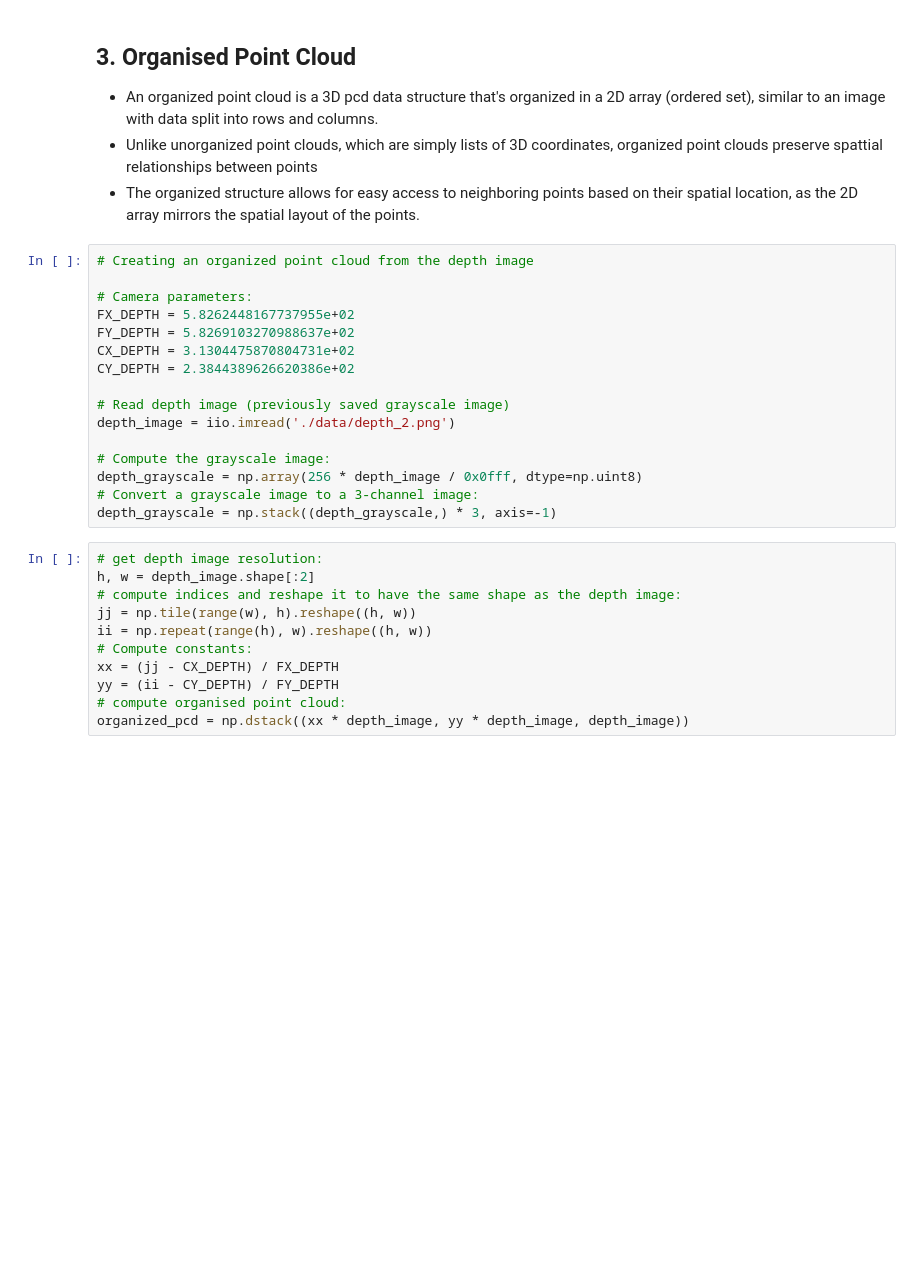
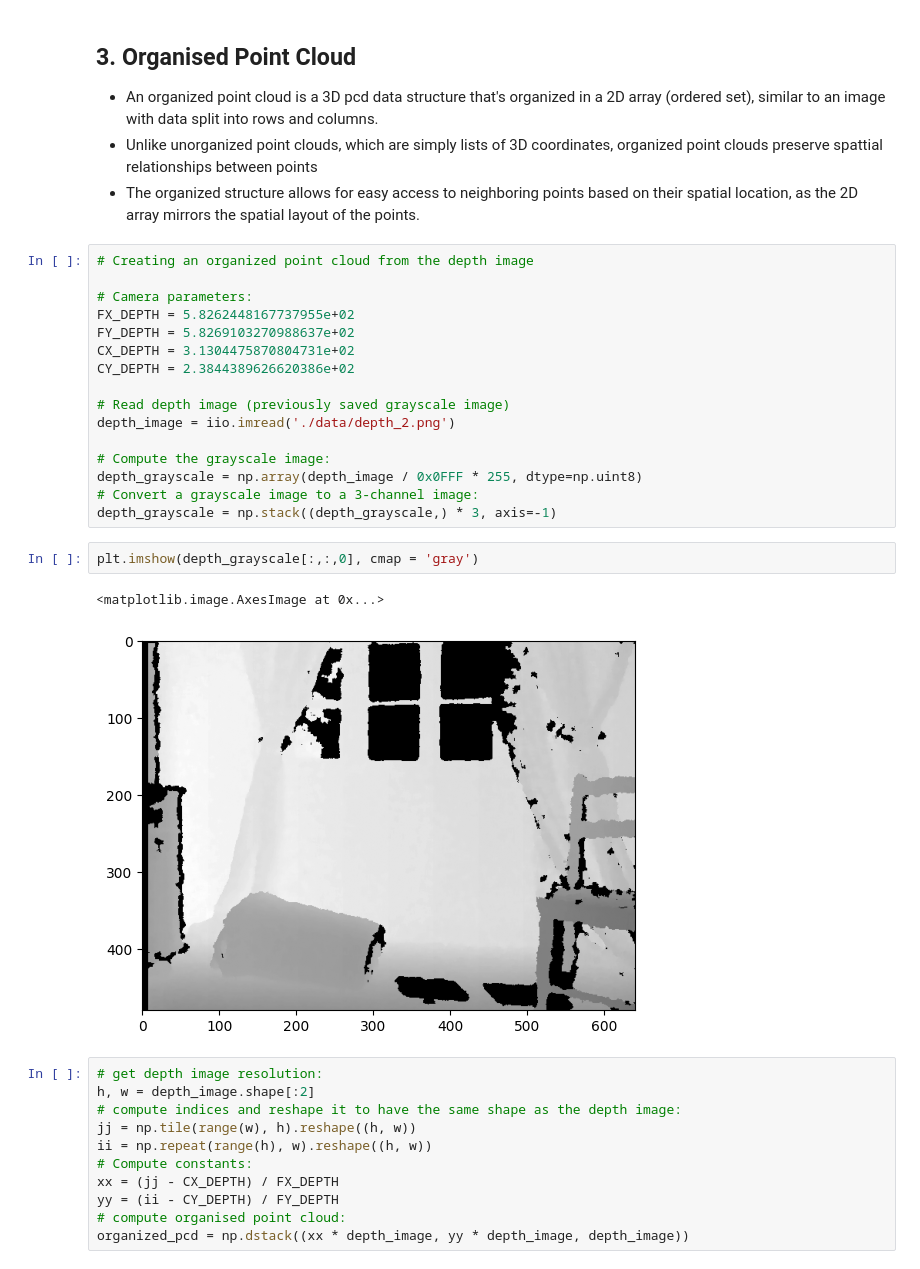
Before and after one commit to RishitSingh10/PointCloud, a Jupyter notebook: ground_detection.ipynb, the cells around one changed output. Cells and saved outputs as stored; diff of their text form; blank space fills up the shorter version.

```diff
--- a/ground_detection.ipynb
+++ b/ground_detection.ipynb
@@ -113,9 +113,14 @@ CY_DEPTH = 2.3844389626620386e+02
 depth_image = iio.imread('./data/depth_2.png')
 
 # Compute the grayscale image:
-depth_grayscale = np.array(256 * depth_image / 0x0fff, dtype=np.uint8)
+depth_grayscale = np.array(depth_image / 0x0FFF * 255, dtype=np.uint8)
 # Convert a grayscale image to a 3-channel image:
 depth_grayscale = np.stack((depth_grayscale,) * 3, axis=-1)
+# %%
+plt.imshow(depth_grayscale[:,:,0], cmap = 'gray')
+# %% [output]
+<matplotlib.image.AxesImage at 0x...>
+[figure, added]
 # %%
 # get depth image resolution:
 h, w = depth_image.shape[:2]
```
Also changed, not shown: parts of 1 cell of this notebook.
